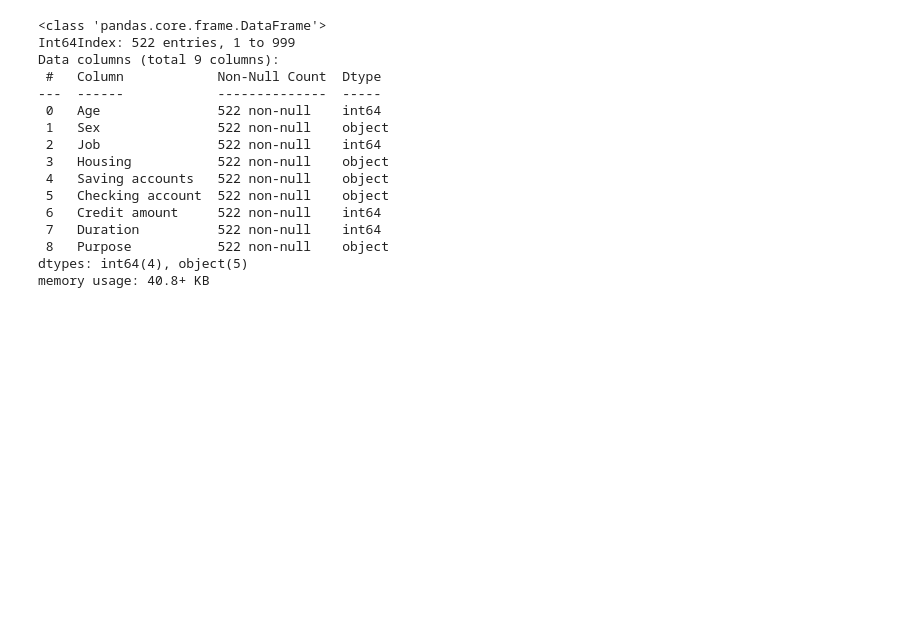
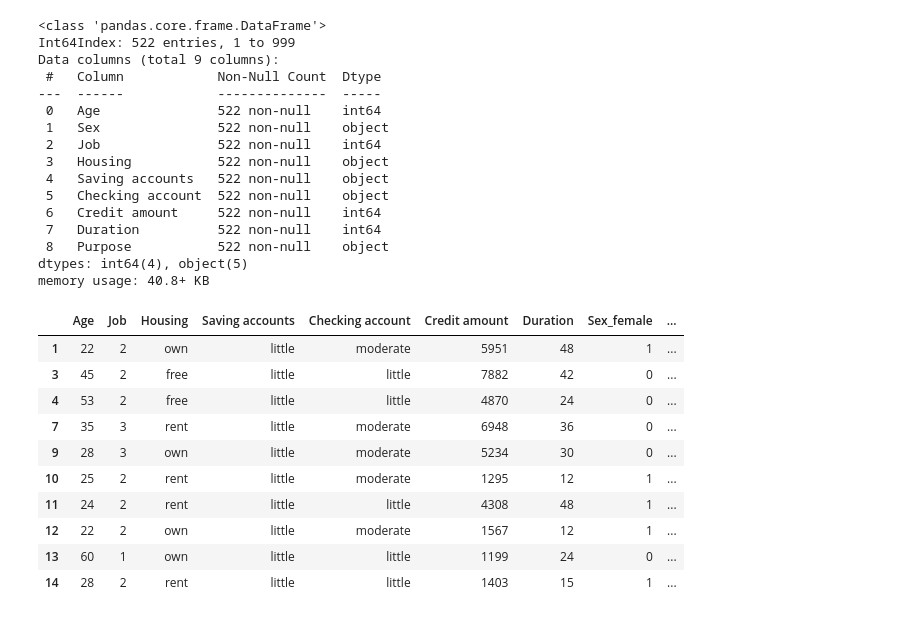
Before and after one commit to TC851/Data-Science-Credit-Risk-Prediction, a Jupyter notebook: Credit Risk Prediction.ipynb, the cells around one changed output. Cells and saved outputs as stored; diff of their text form; code cells hidden in the pictures; blank space fills up the shorter version.

```diff
--- a/Credit Risk Prediction.ipynb
+++ b/Credit Risk Prediction.ipynb
@@ -185,3 +185,18 @@ Data columns (total 9 columns):
  8   Purpose           522 non-null    object
 dtypes: int64(4), object(5)
 memory usage: 40.8+ KB
+# %%
+data_df_encoded = pd.get_dummies(data_df, columns=['Sex', 'Purpose'])
+data_df_encoded.head(10)
+# %% [output]
+|  | Age | Job | Housing | Saving accounts | Checking account | Credit amount | Duration | Sex_female | ... |
+| 1 | 22 | 2 | own | little | moderate | 5951 | 48 | 1 | ... |
+| 3 | 45 | 2 | free | little | little | 7882 | 42 | 0 | ... |
+| 4 | 53 | 2 | free | little | little | 4870 | 24 | 0 | ... |
+| 7 | 35 | 3 | rent | little | moderate | 6948 | 36 | 0 | ... |
+| 9 | 28 | 3 | own | little | moderate | 5234 | 30 | 0 | ... |
+| 10 | 25 | 2 | rent | little | moderate | 1295 | 12 | 1 | ... |
+| 11 | 24 | 2 | rent | little | little | 4308 | 48 | 1 | ... |
+| 12 | 22 | 2 | own | little | moderate | 1567 | 12 | 1 | ... |
+| 13 | 60 | 1 | own | little | little | 1199 | 24 | 0 | ... |
+| 14 | 28 | 2 | rent | little | little | 1403 | 15 | 1 | ... |
```
